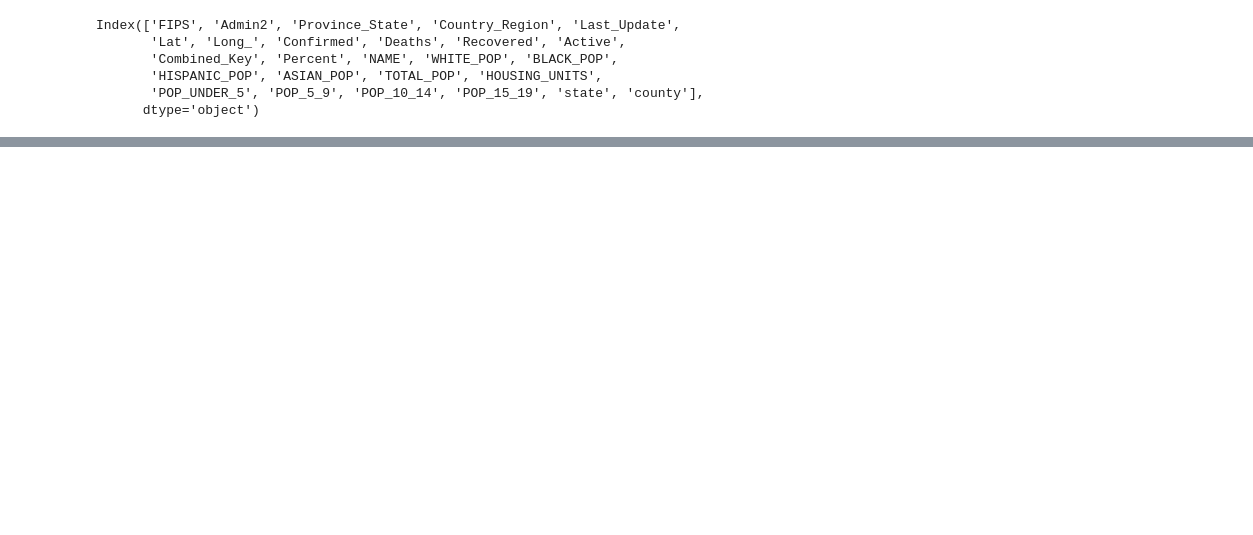
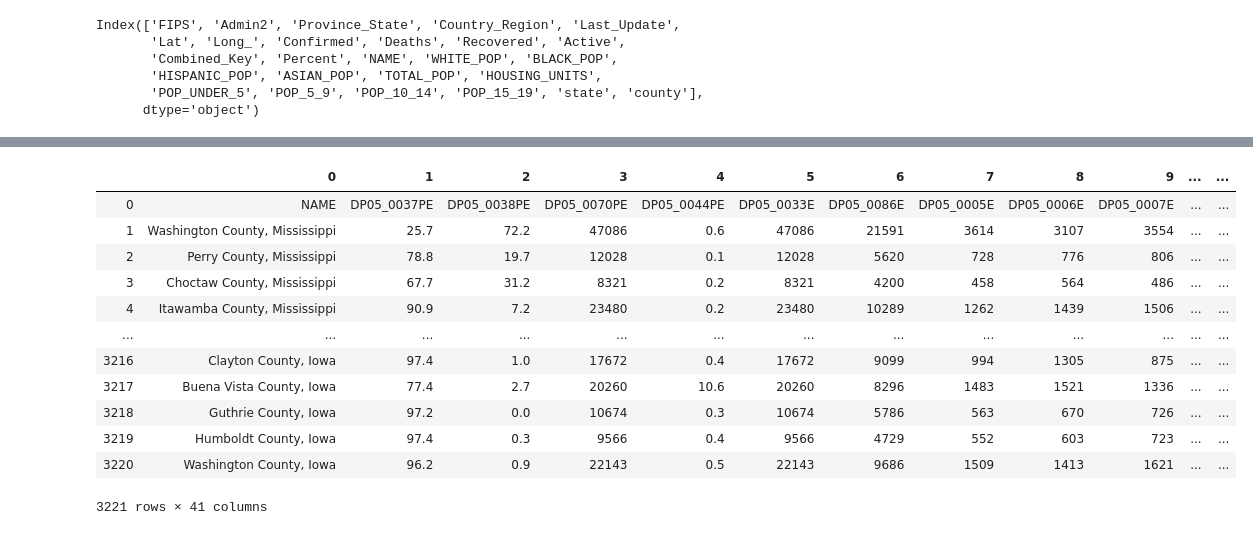
Before and after one commit to jemorgan1000/Regression_Final_Project, a Jupyter notebook: Notebooks/Preliminary_Analysis.ipynb, the cells around one changed output, grey strips where cells are left out. Drawn from its saved outputs; the diff is of its cells as text; code cells hidden in the pictures; blank space fills up the shorter version.

```diff
--- a/Notebooks/Preliminary_Analysis.ipynb
+++ b/Notebooks/Preliminary_Analysis.ipynb
@@ -285,0 +312,21 @@ Index(['FIPS', 'Admin2', 'Province_State', 'Country_Region', 'Last_Update',
+# %%
+import json
+response_path = osp.join(data_path,'response_text.json')
+with open(response_path) as fin:
+    temp = json.load(fin)
+    temp = json.loads(temp)
+pd.DataFrame.from_records(temp[1:],)
+# %% [output]
+|  | 0 | 1 | 2 | 3 | 4 | 5 | 6 | 7 | 8 | 9 | ... | ... |
+| 0 | NAME | DP05_0037PE | DP05_0038PE | DP05_0070PE | DP05_0044PE | DP05_0033E | DP05_0086E | DP05_0005E | DP05_0006E | DP05_0007E | ... | ... |
+| 1 | Washington County, Mississippi | 25.7 | 72.2 | 47086 | 0.6 | 47086 | 21591 | 3614 | 3107 | 3554 | ... | ... |
+| 2 | Perry County, Mississippi | 78.8 | 19.7 | 12028 | 0.1 | 12028 | 5620 | 728 | 776 | 806 | ... | ... |
+| 3 | Choctaw County, Mississippi | 67.7 | 31.2 | 8321 | 0.2 | 8321 | 4200 | 458 | 564 | 486 | ... | ... |
+| 4 | Itawamba County, Mississippi | 90.9 | 7.2 | 23480 | 0.2 | 23480 | 10289 | 1262 | 1439 | 1506 | ... | ... |
+| ... | ... | ... | ... | ... | ... | ... | ... | ... | ... | ... | ... | ... |
+| 3216 | Clayton County, Iowa | 97.4 | 1.0 | 17672 | 0.4 | 17672 | 9099 | 994 | 1305 | 875 | ... | ... |
+| 3217 | Buena Vista County, Iowa | 77.4 | 2.7 | 20260 | 10.6 | 20260 | 8296 | 1483 | 1521 | 1336 | ... | ... |
+| 3218 | Guthrie County, Iowa | 97.2 | 0.0 | 10674 | 0.3 | 10674 | 5786 | 563 | 670 | 726 | ... | ... |
+| 3219 | Humboldt County, Iowa | 97.4 | 0.3 | 9566 | 0.4 | 9566 | 4729 | 552 | 603 | 723 | ... | ... |
+| 3220 | Washington County, Iowa | 96.2 | 0.9 | 22143 | 0.5 | 22143 | 9686 | 1509 | 1413 | 1621 | ... | ... |
+3221 rows × 41 columns
```
Also changed, not shown: parts of 12 cells of this notebook, 34 other files.
